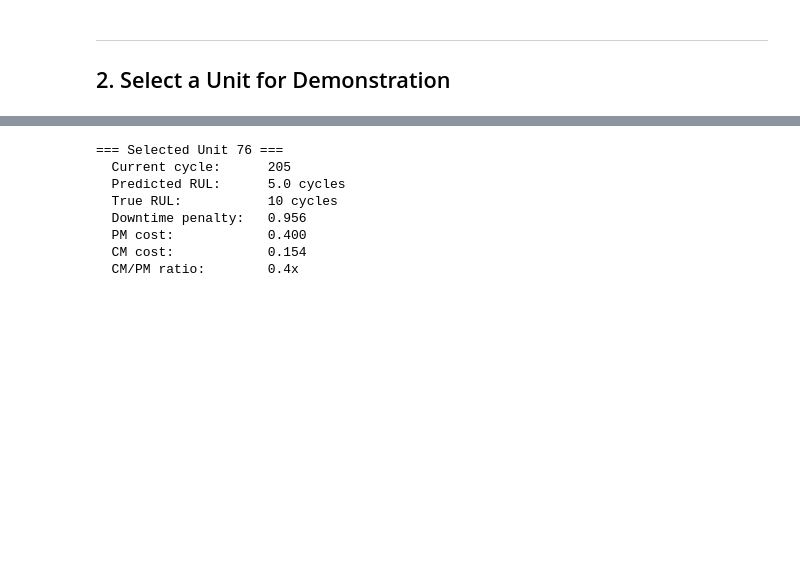
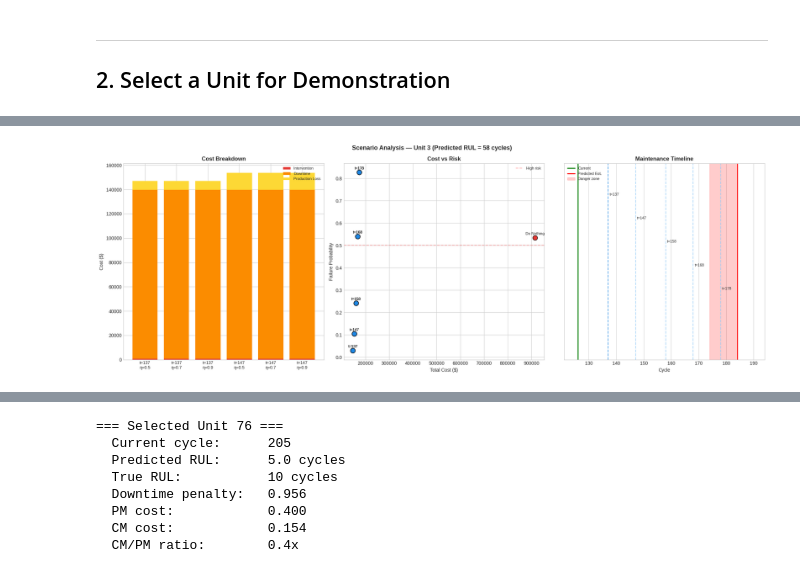
Before and after one commit to f-khadija-benzine/PhD-Project-, a Jupyter notebook: notebooks/W09_Scenario_CostBenefit.ipynb, the cells around one changed output, grey strips where cells are left out. Saved outputs shown, nothing was run; the diff lists cells and outputs as text; code cells hidden in the pictures; blank space fills up the shorter version.

```diff
--- a/notebooks/W09_Scenario_CostBenefit.ipynb
+++ b/notebooks/W09_Scenario_CostBenefit.ipynb
@@ -220,0 +326,98 @@ print(critical[['unit', 'cycle', 'pred_rul', 'true_rul']].to_string(index=False)
+# %%
+# Fix overlapping labels in scenario comparison
+def plot_scenario_comparison_clean(scenarios, context, save_path=None):
+    fig, axes = plt.subplots(1, 3, figsize=(20, 7))
+
+    top6 = scenarios[:6]
+
+    # --- Cost breakdown: shorter labels ---
+    labels = []
+    for s in top6:
+        if s.action == 'do_nothing':
+            labels.append('Do Nothing')
+        else:
+            t = s.intervention_time
+            eta = s.restoration_level
+            labels.append(f't={t}\nη={eta}')
+
+    x = range(len(labels))
+    intervention = [s.intervention_cost for s in top6]
+    downtime = [s.downtime_cost for s in top6]
+    production = [s.production_loss_cost for s in top6]
+
+    axes[0].bar(x, intervention, label='Intervention', color='#E53935')
+    axes[0].bar(x, downtime, bottom=intervention, label='Downtime', color='#FB8C00')
+    axes[0].bar(x, production,
+                bottom=[i+d for i, d in zip(intervention, downtime)],
+                label='Production Loss', color='#FDD835')
+    axes[0].set_xticks(x)
+    axes[0].set_xticklabels(labels, fontsize=9)
+    axes[0].set_ylabel('Cost ($)')
+    axes[0].set_title('Cost Breakdown', fontweight='bold')
+    axes[0].legend(fontsize=8)
+
+    # --- Cost vs Risk: shorter annotations ---
+    costs = [s.total_cost for s in scenarios]
+    risks = [s.failure_probability for s in scenarios]
+    colors = ['#E53935' if s.action == 'do_nothing' else '#1E88E5' for s in scenarios]
+
+    axes[1].scatter(costs, risks, c=colors, s=100, edgecolors='black', zorder=3)
+    for s in scenarios:
+        if s.action == 'do_nothing':
+            label = 'Do Nothing'
+        else:
+            label = f't={s.intervention_time}'
+        axes[1].annotate(label, (s.total_cost, s.failure_probability),
+                         fontsize=8, ha='center', va='bottom',
+                         xytext=(0, 5), textcoords='offset points')
+    axes[1].set_xlabel('Total Cost ($)')
+    axes[1].set_ylabel('Failure Probability')
+    axes[1].set_title('Cost vs Risk', fontweight='bold')
+    axes[1].axhline(y=0.5, color='red', linestyle='--', alpha=0.3, label='High risk')
+    axes[1].legend(fontsize=8)
+
+    # --- Timeline: vertical labels ---
+    t_curr = context.current_cycle
+    t_eol = context.eol
+
+    axes[2].axvline(x=t_curr, color='green', linestyle='-', linewidth=2, label='Current')
+    axes[2].axvline(x=t_eol, color='red', linestyle='-', linewidth=2, label='Predicted EoL')
+    axes[2].axvspan(t_eol - 10, t_eol, alpha=0.2, color='red', label='Danger zone')
+
+    pm_scenarios = [s for s in scenarios if s.action != 'do_nothing']
+    # Show unique timings only
+    seen_times = set()
+    y_pos = 0.85
+    for s in pm_scenarios:
+        if s.intervention_time not in seen_times:
+            seen_times.add(s.intervention_time)
+            is_best = (s.score == scenarios[0].score)
+            color = '#1E88E5' if is_best else '#90CAF9'
+            axes[2].axvline(x=s.intervention_time, color=color, linestyle='--', alpha=0.7)
+            axes[2].text(s.intervention_time + 0.5, y_pos, f't={s.intervention_time}',
+                        fontsize=8, va='top', ha='left')
+            y_pos -= 0.12
+
+    axes[2].set_xlabel('Cycle')
+    axes[2].set_title('Maintenance Timeline', fontweight='bold')
+    axes[2].legend(fontsize=8, loc='upper left')
+    axes[2].set_xlim(t_curr - 5, t_eol + 10)
+    axes[2].set_ylim(0, 1)
+    axes[2].set_yticks([])
+
+    plt.suptitle(f'Scenario Analysis — Unit {context.unit_id} '
+                 f'(Predicted RUL = {context.predicted_rul:.0f} cycles)',
+                 fontweight='bold', fontsize=13)
+    plt.tight_layout()
+
+    if save_path:
+        plt.savefig(save_path, dpi=150, bbox_inches='tight')
+    plt.show()
+    return fig
+
+# Use it
+plot_scenario_comparison_clean(scenarios, ctx,
+    save_path=f'{SAVE_DIR}/fig_scenario_medium_{TIMESTAMP}.png')
+plt.close()
+# %% [output]
+[figure, added]
```
Also changed, not shown: parts of 15 cells of this notebook.
